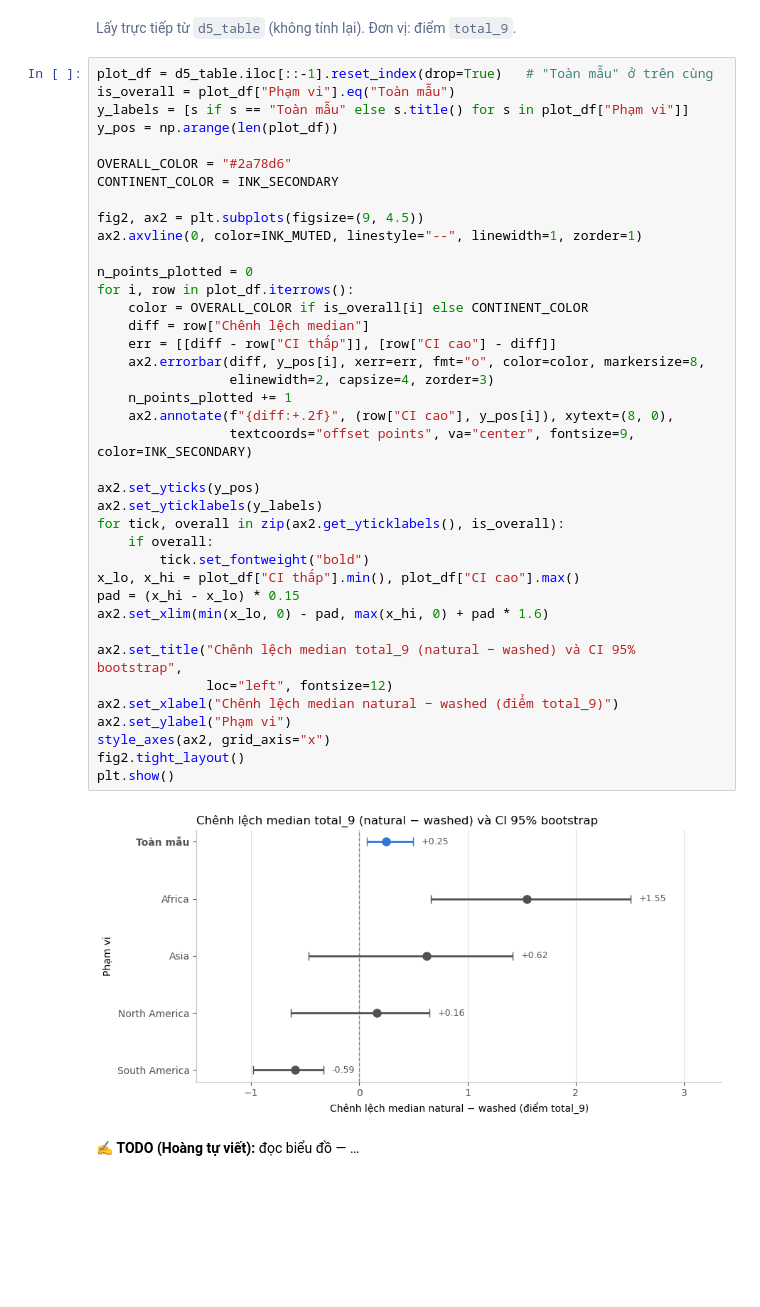
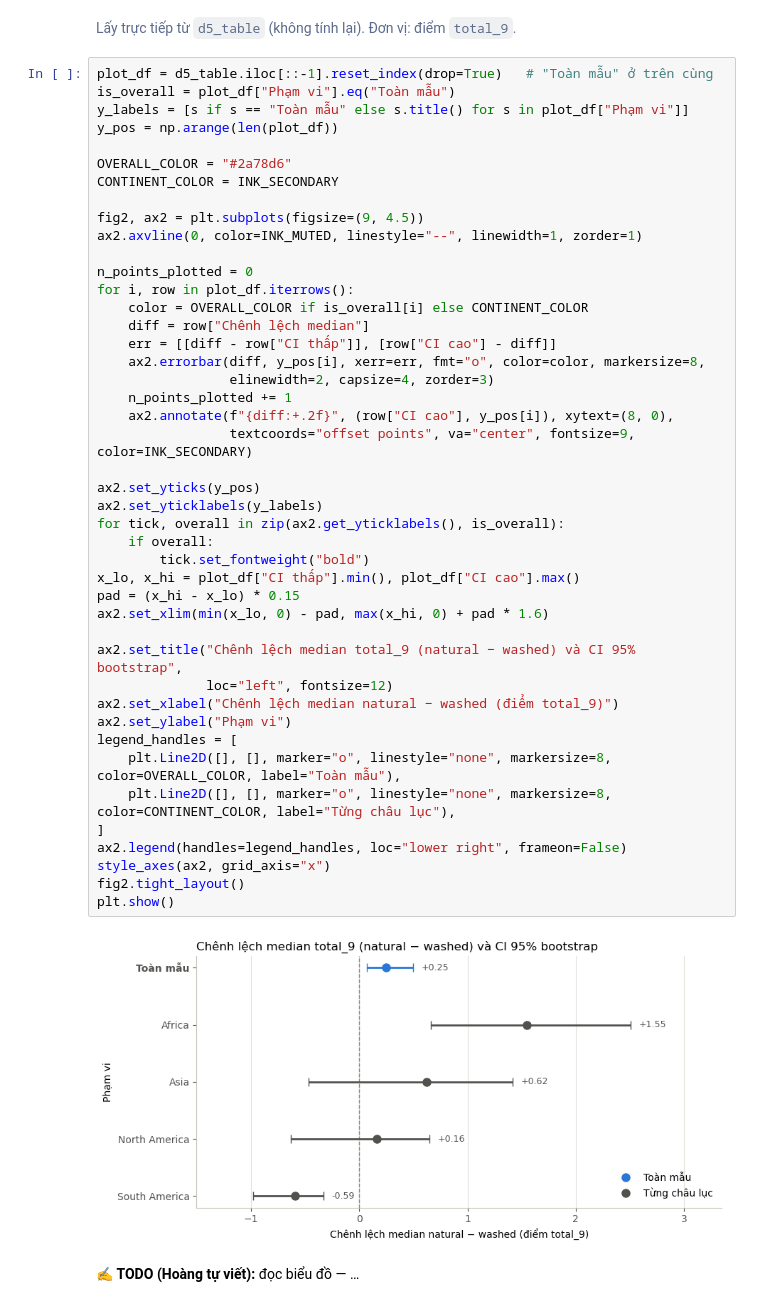
Before and after one commit to dnhoang-2006/coffee-quality, a Jupyter notebook: notebooks/02_analysis_q1.ipynb, the cells around one changed output. Cells and saved outputs as stored; diff of their text form; blank space fills up the shorter version.

Commit message:
refactor(q1): restructure into Preprocessing/Analysis/Results, add method/surprise placeholders, legend, adjusted estimate

```diff
--- a/notebooks/02_analysis_q1.ipynb
+++ b/notebooks/02_analysis_q1.ipynb
@@ -547,34 +643,39 @@ fig2, ax2 = plt.subplots(figsize=(9, 4.5))
 ax2.axvline(0, color=INK_MUTED, linestyle="--", linewidth=1, zorder=1)
 
 n_points_plotted = 0
 for i, row in plot_df.iterrows():
     color = OVERALL_COLOR if is_overall[i] else CONTINENT_COLOR
     diff = row["Chênh lệch median"]
     err = [[diff - row["CI thấp"]], [row["CI cao"] - diff]]
     ax2.errorbar(diff, y_pos[i], xerr=err, fmt="o", color=color, markersize=8,
                  elinewidth=2, capsize=4, zorder=3)
     n_points_plotted += 1
     ax2.annotate(f"{diff:+.2f}", (row["CI cao"], y_pos[i]), xytext=(8, 0),
                  textcoords="offset points", va="center", fontsize=9, color=INK_SECONDARY)
 
 ax2.set_yticks(y_pos)
 ax2.set_yticklabels(y_labels)
 for tick, overall in zip(ax2.get_yticklabels(), is_overall):
     if overall:
         tick.set_fontweight("bold")
 x_lo, x_hi = plot_df["CI thấp"].min(), plot_df["CI cao"].max()
 pad = (x_hi - x_lo) * 0.15
 ax2.set_xlim(min(x_lo, 0) - pad, max(x_hi, 0) + pad * 1.6)
 
 ax2.set_title("Chênh lệch median total_9 (natural − washed) và CI 95% bootstrap",
               loc="left", fontsize=12)
 ax2.set_xlabel("Chênh lệch median natural − washed (điểm total_9)")
 ax2.set_ylabel("Phạm vi")
+legend_handles = [
+    plt.Line2D([], [], marker="o", linestyle="none", markersize=8, color=OVERALL_COLOR, label="Toàn mẫu"),
+    plt.Line2D([], [], marker="o", linestyle="none", markersize=8, color=CONTINENT_COLOR, label="Từng châu lục"),
+]
+ax2.legend(handles=legend_handles, loc="lower right", frameon=False)
 style_axes(ax2, grid_axis="x")
 fig2.tight_layout()
 plt.show()
 # %% [output]
-[figure, old version]
+[figure, new version]
 # %% [markdown]
 ✍️ **TODO (Hoàng tự viết):** đọc biểu đồ — …
 # %% [markdown]
```
Also changed, not shown: parts of 22 cells of this notebook.
